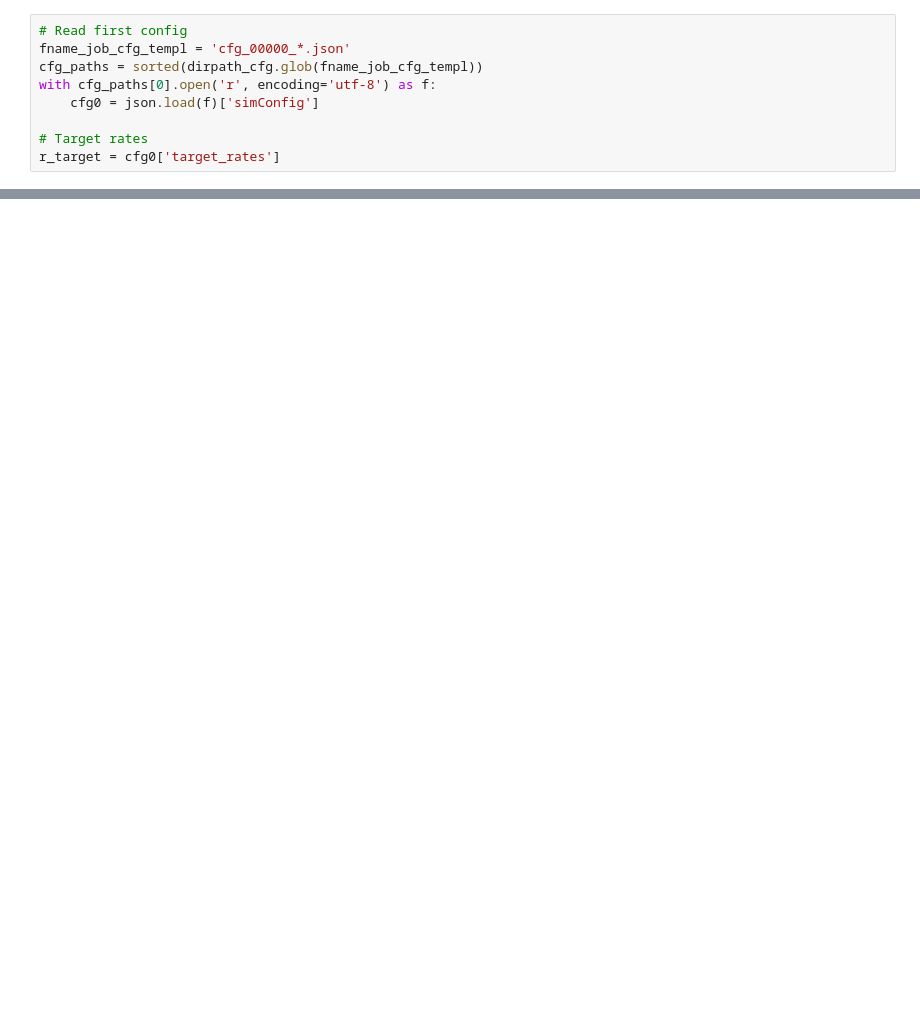
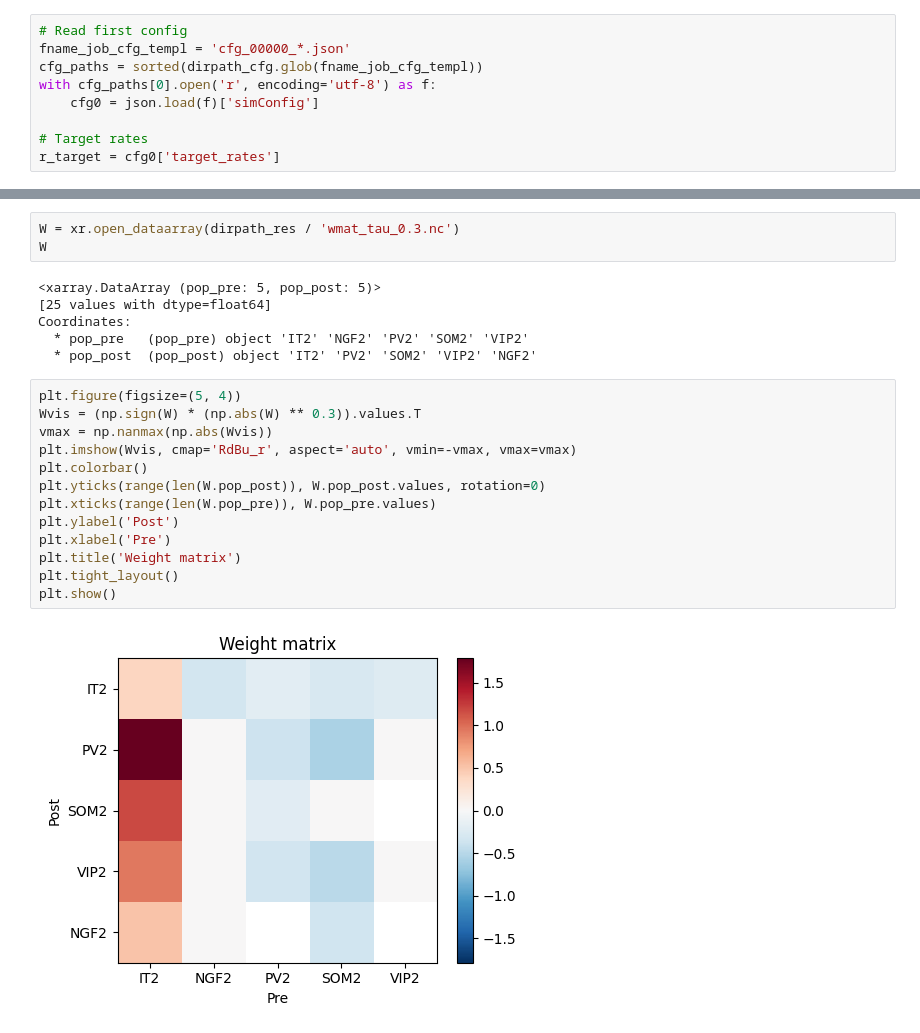
Before and after one commit to niknovikov19/A1-OUinp, a Jupyter notebook: analysis/batch/analyze_rate_io.ipynb, the cells around one changed output, grey strips where cells are left out. Cells and saved outputs as stored; diff of their text form; blank space fills up the shorter version.

```diff
--- a/analysis/batch/analyze_rate_io.ipynb
+++ b/analysis/batch/analyze_rate_io.ipynb
@@ -150,0 +374,24 @@ plt.axhline(r0_pre, color='k', linestyle='--')
+# %%
+W = xr.open_dataarray(dirpath_res / 'wmat_tau_0.3.nc')
+W
+# %% [output]
+<xarray.DataArray (pop_pre: 5, pop_post: 5)>
+[25 values with dtype=float64]
+Coordinates:
+  * pop_pre   (pop_pre) object 'IT2' 'NGF2' 'PV2' 'SOM2' 'VIP2'
+  * pop_post  (pop_post) object 'IT2' 'PV2' 'SOM2' 'VIP2' 'NGF2'
+# %%
+plt.figure(figsize=(5, 4))
+Wvis = (np.sign(W) * (np.abs(W) ** 0.3)).values.T
+vmax = np.nanmax(np.abs(Wvis))
+plt.imshow(Wvis, cmap='RdBu_r', aspect='auto', vmin=-vmax, vmax=vmax)
+plt.colorbar()
+plt.yticks(range(len(W.pop_post)), W.pop_post.values, rotation=0)
+plt.xticks(range(len(W.pop_pre)), W.pop_pre.values)
+plt.ylabel('Post')
+plt.xlabel('Pre')
+plt.title('Weight matrix')
+plt.tight_layout()
+plt.show()
+# %% [output]
+[figure, added]
```
Also changed, not shown: parts of 18 cells of this notebook, 4 other files.
